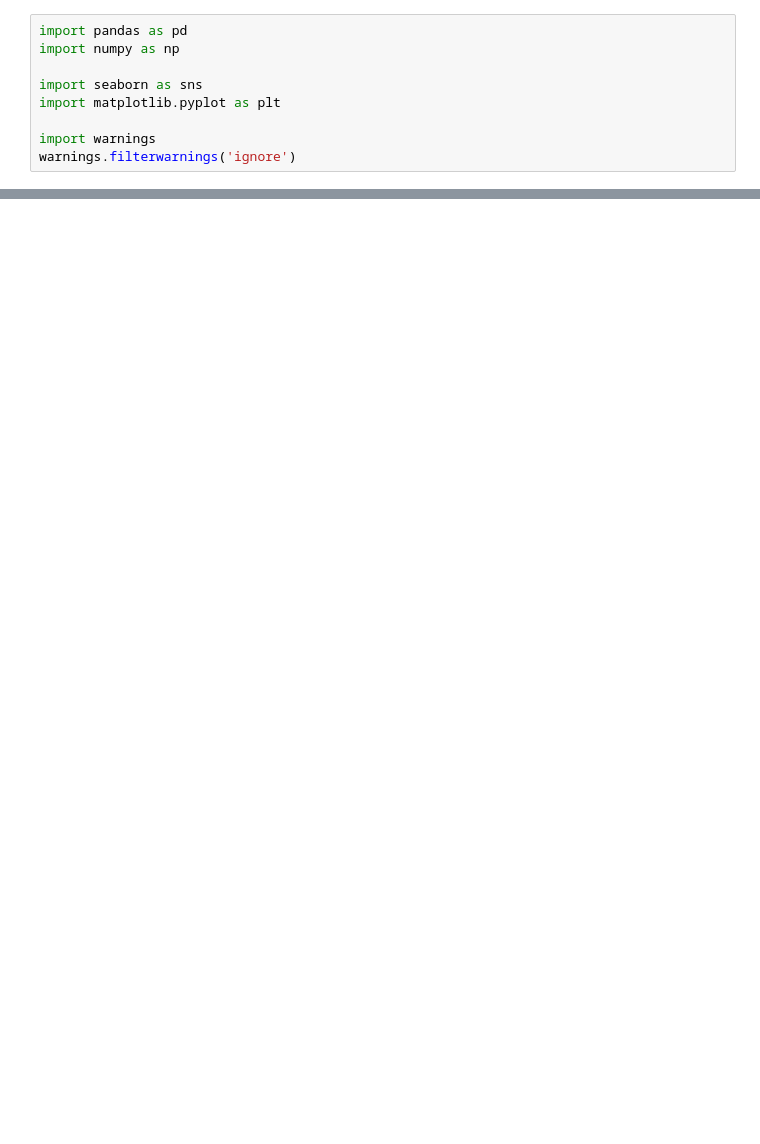
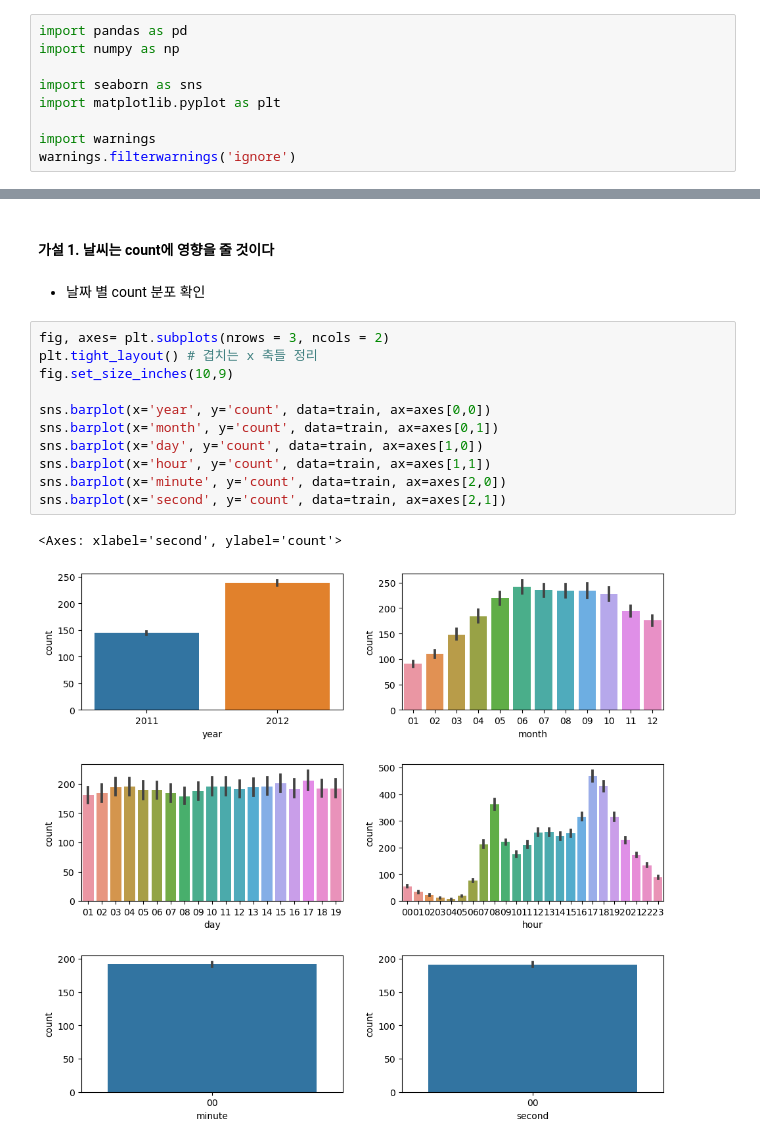
Before and after one commit to sin09135/TIL, a Jupyter notebook: Python/Python Data Analysis/Process_DataAnalysis.ipynb, the cells around one changed output, grey strips where cells are left out. Cells and saved outputs as stored; diff of their text form; blank space fills up the shorter version.

Commit message:
Add Data Analysis Process

```diff
--- a/Python/Python Data Analysis/Process_DataAnalysis.ipynb
+++ b/Python/Python Data Analysis/Process_DataAnalysis.ipynb
@@ -49,0 +112,18 @@ train['Year'] = train['datetime'].apply(lambda x:x.split()[0].split('-')[0])
+# %% [markdown]
+#### 가설 1. 날씨는 count에 영향을 줄 것이다
+# %% [markdown]
+- 날짜 별 count 분포 확인
+# %%
+fig, axes= plt.subplots(nrows = 3, ncols = 2)
+plt.tight_layout() # 겹치는 x 축들 정리
+fig.set_size_inches(10,9)
+
+sns.barplot(x='year', y='count', data=train, ax=axes[0,0])
+sns.barplot(x='month', y='count', data=train, ax=axes[0,1])
+sns.barplot(x='day', y='count', data=train, ax=axes[1,0])
+sns.barplot(x='hour', y='count', data=train, ax=axes[1,1])
+sns.barplot(x='minute', y='count', data=train, ax=axes[2,0])
+sns.barplot(x='second', y='count', data=train, ax=axes[2,1])
+# %% [output]
+<Axes: xlabel='second', ylabel='count'>
+[figure, added]
```
Also changed, not shown: parts of 32 cells of this notebook, 3 other files.
